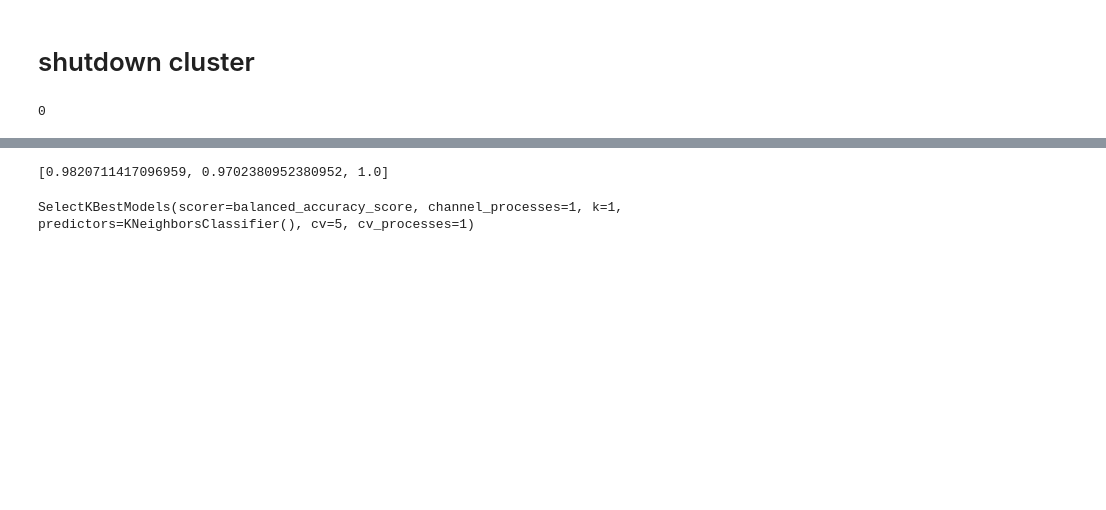
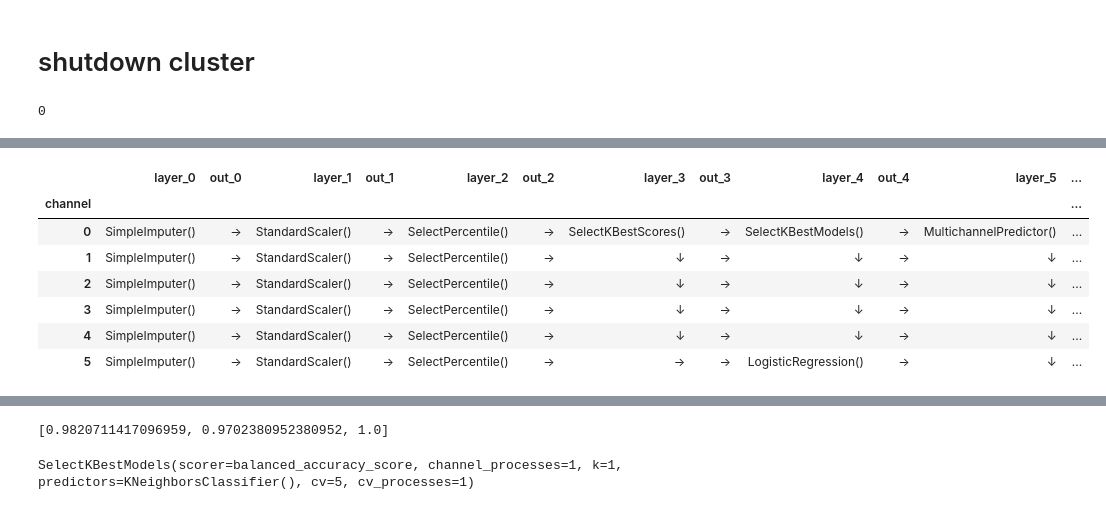
Before and after one commit to ajcallegari/scikit-multichannel, a Jupyter notebook: test_sandbox.ipynb, the cells around one changed output, grey strips where cells are left out. Cells and saved outputs as stored; diff of their text form; code cells hidden in the pictures; blank space fills up the shorter version.

```diff
--- a/test_sandbox.ipynb
+++ b/test_sandbox.ipynb
@@ -499,0 +500,42 @@ MultichannelPipeline(internal_cv=5, n_channels=6, transform_method_name=None, cv
+# %%
+import pipecaster.utils as utils
+
+def get_layer_descriptors(layer, verbose=False):
+    right_arrow = '\u2192'
+    down_arrow = '\u2193'
+    descriptors = [right_arrow for channel in range(clf.n_channels)]
+    for pipe, slice_, indices in layer.pipe_list:
+        descriptors[slice_] = [down_arrow for i in indices]
+        if hasattr(pipe, 'to_str'):
+            descriptor = pipe.to_str(verbose)
+        else:
+            descriptor = utils.get_descriptor(pipe.__class__.__name__,
+                                              pipe.get_params(),
+                                              verbose)
+        descriptors[indices[0]] = descriptor
+    return descriptors
+# %%
+import pandas as pd
+
+right_arrow = '\u2192'
+
+display = pd.DataFrame({'channel':range(clf.n_channels)})
+display = display.set_index('channel')
+
+for i, layer in enumerate(clf.layers):
+    descriptors = get_layer_descriptors(layer, verbose=False)
+    display['layer_{}'.format(i)] = descriptors
+    outputs = [right_arrow for i in range(clf.n_channels)]
+    display['out_{}'.format(i)] = outputs
+
+display = display.style.set_properties(**{'text-align': 'center'})
+display
+# %% [output]
+|  | layer_0 | out_0 | layer_1 | out_1 | layer_2 | out_2 | layer_3 | out_3 | layer_4 | out_4 | layer_5 | ... |
+| channel |  |  |  |  |  |  |  |  |  |  |  | ... |
+| 0 | SimpleImputer() | → | StandardScaler() | → | SelectPercentile() | → | SelectKBestScores() | → | SelectKBestModels() | → | MultichannelPredictor() | ... |
+| 1 | SimpleImputer() | → | StandardScaler() | → | SelectPercentile() | → | ↓ | → | ↓ | → | ↓ | ... |
+| 2 | SimpleImputer() | → | StandardScaler() | → | SelectPercentile() | → | ↓ | → | ↓ | → | ↓ | ... |
+| 3 | SimpleImputer() | → | StandardScaler() | → | SelectPercentile() | → | ↓ | → | ↓ | → | ↓ | ... |
+| 4 | SimpleImputer() | → | StandardScaler() | → | SelectPercentile() | → | ↓ | → | ↓ | → | ↓ | ... |
+| 5 | SimpleImputer() | → | StandardScaler() | → | SelectPercentile() | → | → | → | LogisticRegression() | → | ↓ | ... |
```
Also changed, not shown: parts of 8 cells of this notebook, 5 other files.
